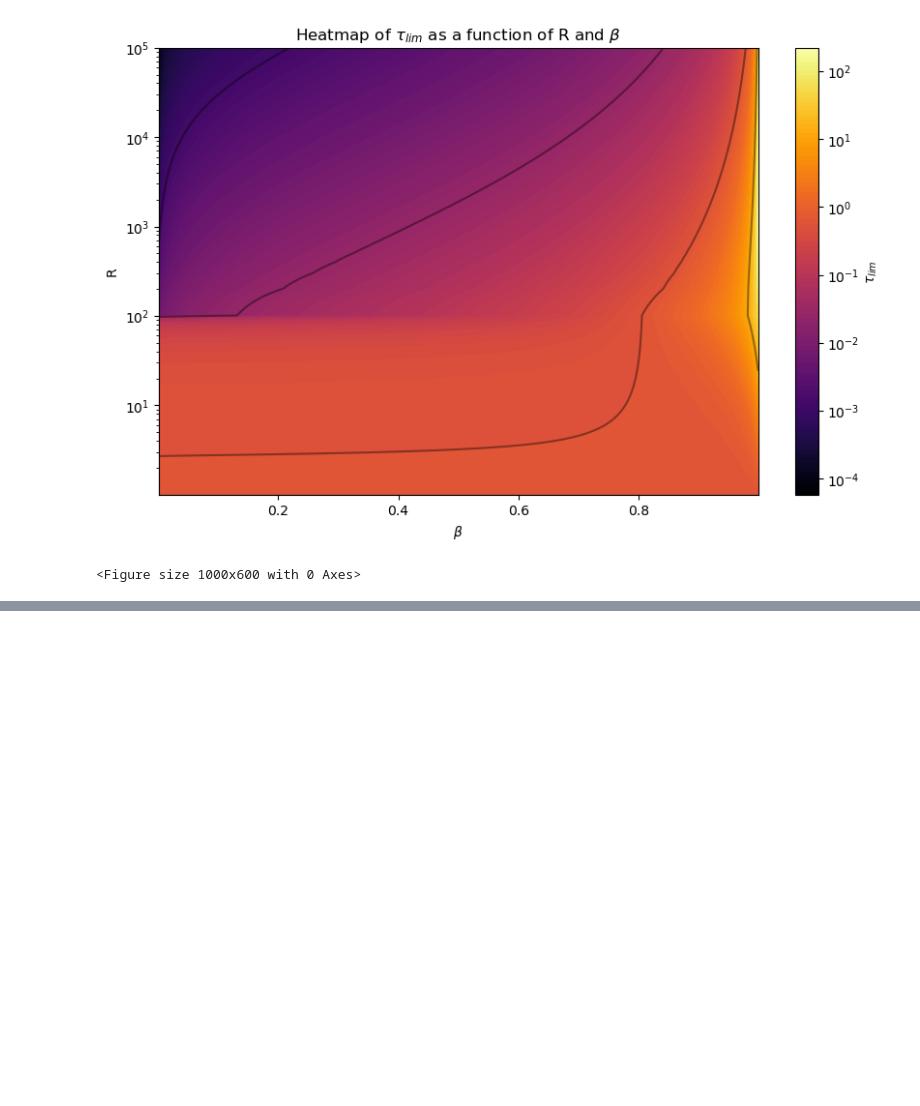
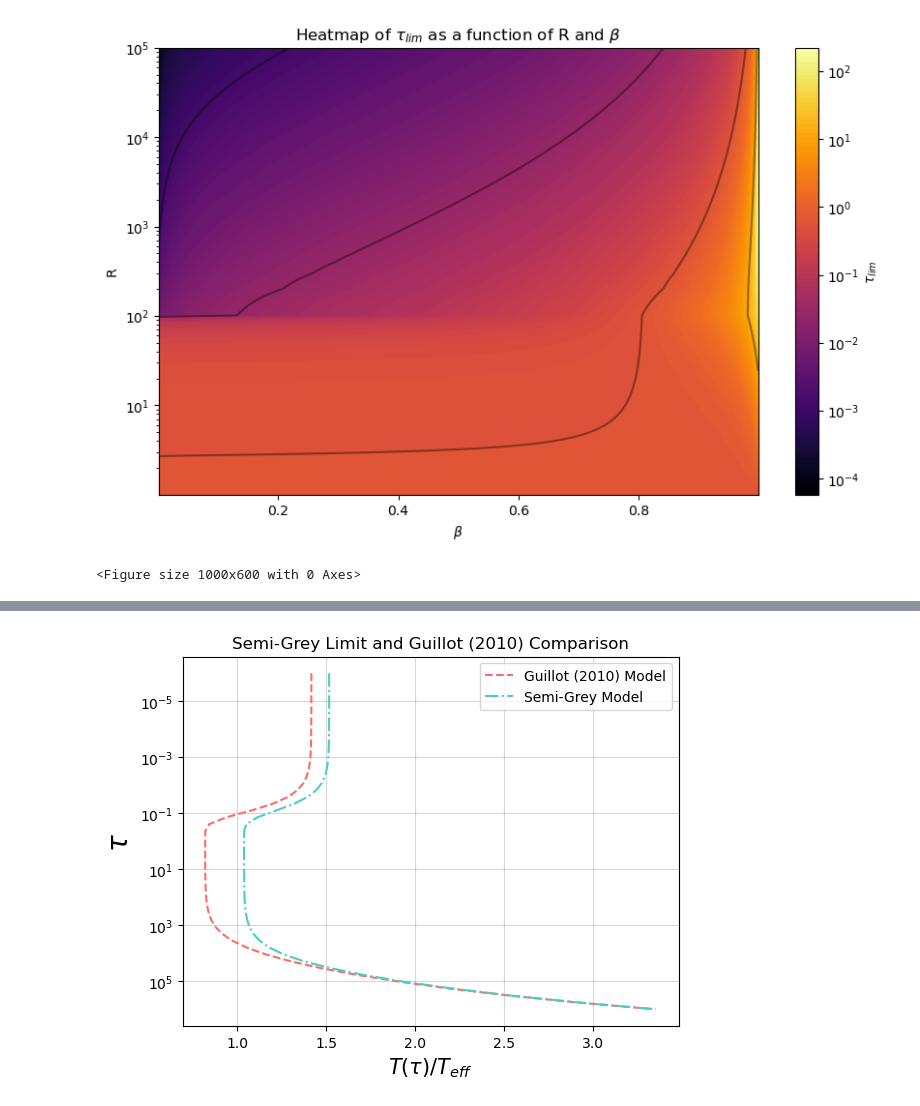
Before and after one commit to vernica-mehta/project-10, a Jupyter notebook: non-grey_model/non_grey.ipynb, the cells around one changed output, grey strips where cells are left out. Cells and saved outputs as stored; diff of their text form; code cells hidden in the pictures; blank space fills up the shorter version.

```diff
--- a/non-grey_model/non_grey.ipynb
+++ b/non-grey_model/non_grey.ipynb
@@ -998,0 +945,40 @@ Text(0.5, 1.0, 'Heatmap of $\\tau_{lim}$ as a function of R and $\\beta$')
+# %%
+# Hard coding R = 1 case
+def semi_grey(tau, mu, gamma_v):
+    T_irr = 1250*u.K
+    T_int = 125*u.K
+
+    mu = 1/np.sqrt(3)
+
+    gamma_v = gamma_v/mu
+
+    A = 2/3
+    C = 2/3 - 2/gamma_v**2 + 2/gamma_v + 2*np.log10(1 + gamma_v/mu)*(1/gamma_v/mu**3 - 1/(3*gamma_v))
+    E = gamma_v/3 - 1/gamma_v
+
+    Term_1 = (3*T_int**4/4)*(A + tau)
+    Term_2 = (3*T_irr**4/4)*(mu)*(C + E*np.exp(-gamma_v*tau))
+    T = (Term_1 + Term_2)**0.25
+    return T
+# %%
+# Code is still wrong, still cant figure out the discrepancy. This is my
+# third and final attempt to fix it.
+semi_grey_temp = semi_grey(tau, 1/np.sqrt(3), 10)
+tau = np.logspace(-6, 6, 50)
+fig, ax = plt.subplots()
+
+T_eff = 1100*u.K
+
+ax.plot(guillot2010(tau, 10, 1/2)/T_eff, tau, '--', color = '#FF6B6B', label = "Guillot (2010) Model")
+ax.grid(alpha = 0.5)
+
+ax.plot(semi_grey_temp/T_eff, tau, '-.', color = '#4ECDC4', label = "Semi-Grey Model")
+ax.set_xlabel('$T(\\tau)/T_{eff}$', fontsize = 15)
+
+ax.set_ylabel('$\\tau$', fontsize = 20)
+ax.legend()
+ax.set_title('Semi-Grey Limit and Guillot (2010) Comparison')
+ax.set_yscale('log')
+ax.invert_yaxis()
+# %% [output]
+[figure, added]
```
Also changed, not shown: parts of 11 cells of this notebook, 5 other files.
